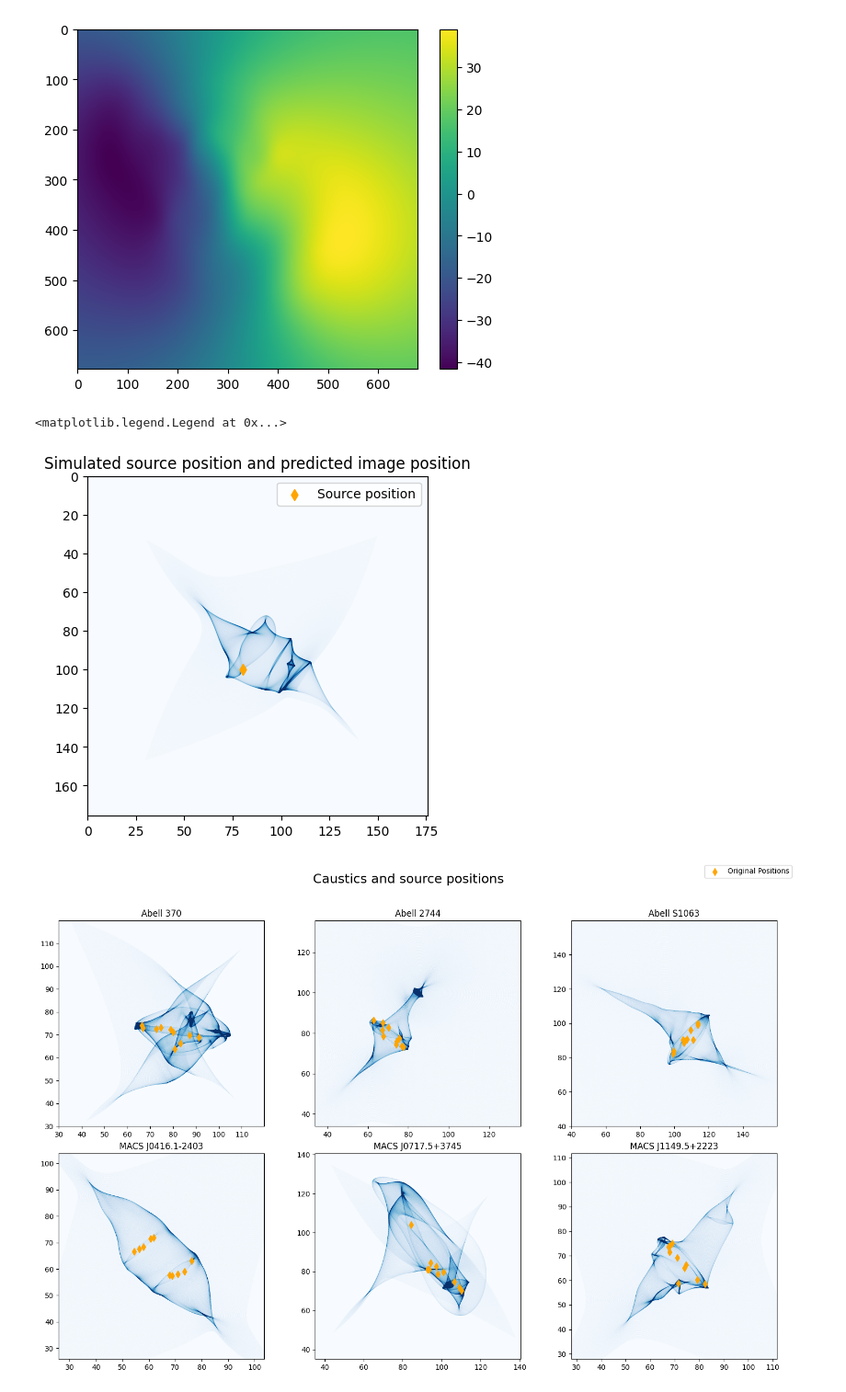
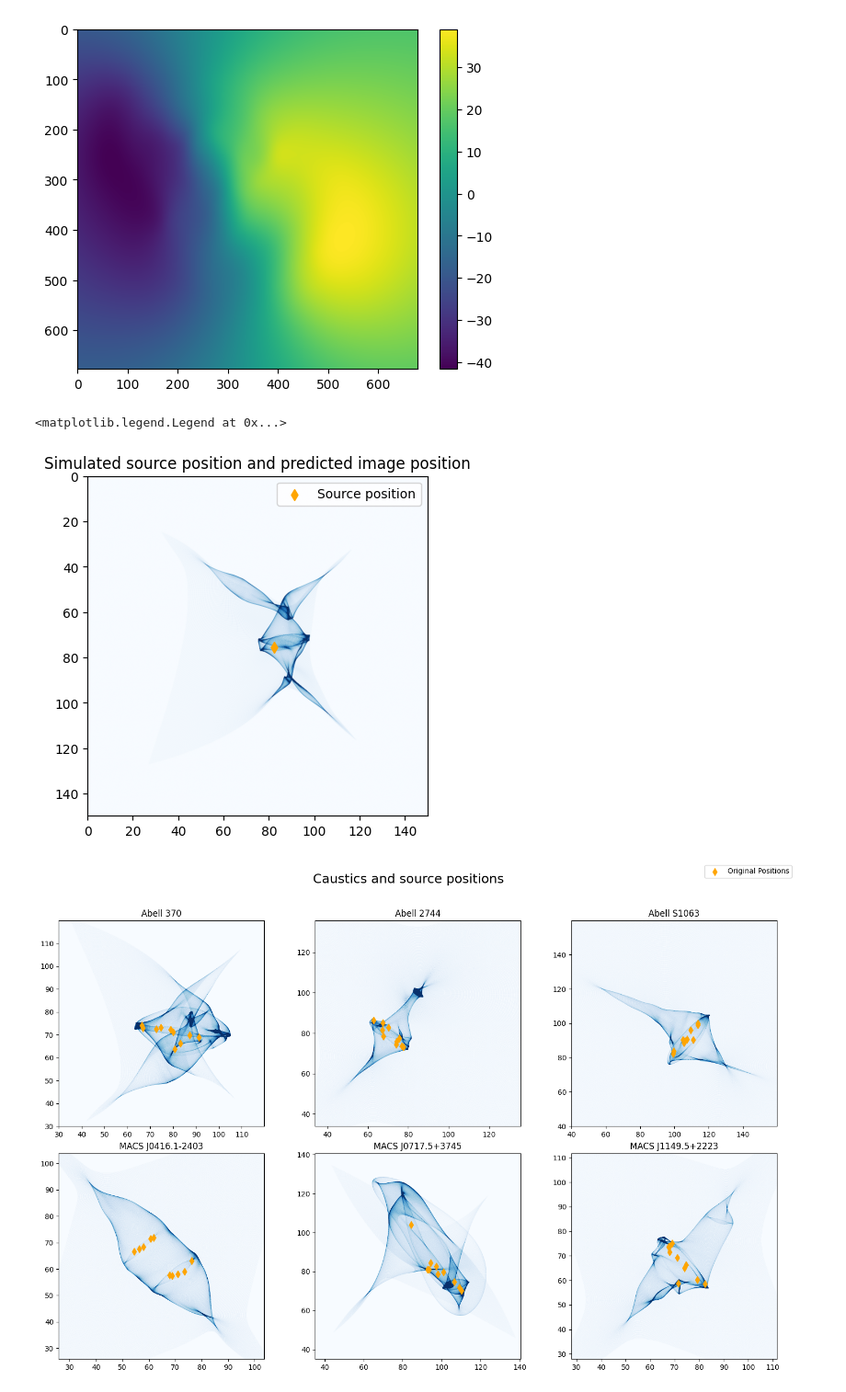
Before and after one commit to diceandcats/GWlensing_Brian, a Jupyter notebook: visualize cluster.ipynb, the cells around one changed output. Shown at 92% size. Cells and saved outputs as stored; diff of their text form; code cells hidden in the pictures.

Commit message:
17/4 lost some figures, now produce more

```diff
--- a/visualize cluster.ipynb
+++ b/visualize cluster.ipynb
@@ -97,44 +97,44 @@ plt.colorbar()
 [figure]
 # %%
 # look at the caustic
-index = 4
+index = 0
 
 
 size = len(datax_list[index])
 
 array_test = np.zeros((size,size))
 pixscale = pixscale_list[index]
 datay = datay_list[index]/pixscale
 datax = datax_list[index]/pixscale
 # scal factor for real deflection map
 scal = 1
-datay *= scal *0.6855580650130826
-datax *= scal *0.6855580650130826
+datay *= scal *0.7758602435306683
+datax *= scal *0.7758602435306683
 for i in range(0,size):
     for j in range(0,size):
         ycoord = i-datay[i,j]
         xcoord = j-datax[i,j]
         ydec = ycoord%1
         xdec = xcoord%1
         xfloor = floor(xcoord)
         yfloor = floor(ycoord)
         array_test[yfloor,xfloor] += 1
 
 plt.imshow(array_test, cmap='Blues', vmax = 50, extent=[0, size*pixscale, pixscale*size,0 ])
-plt.scatter(80.1,99.9, c = 'orange', marker='d')
+plt.scatter(82.4,75.6, c = 'orange', marker='d')
 # plt.scatter([25.04527574, 80.3895084 , 89.83823507, 70.3500693 , 62.87531747,
 #        63.56479705, 78.41485862],[96.30394225, 51.47812429, 71.45908221, 59.92729871, 45.81923451,
 #        52.27263524, 72.34180586], c = 'r', marker='x')
-# plt.xlim(85,110)
-# plt.ylim(90,115)
+#plt.xlim(50,70)
+#plt.ylim(60,80)
 
 plt.title('Simulated source position and predicted image position')
 plt.legend(['Source position','Image position'])
 
 # plt.savefig('Report images/src and img.pdf')
 # %% [output]
 <matplotlib.legend.Legend at 0x...>
-[figure, old version]
+[figure, new version]
 # %%
 # make 6 graphs of the caustic
 fig, axs = plt.subplots(2, 3, figsize=(15, 10))
```
Also changed, not shown: 8 other files.
